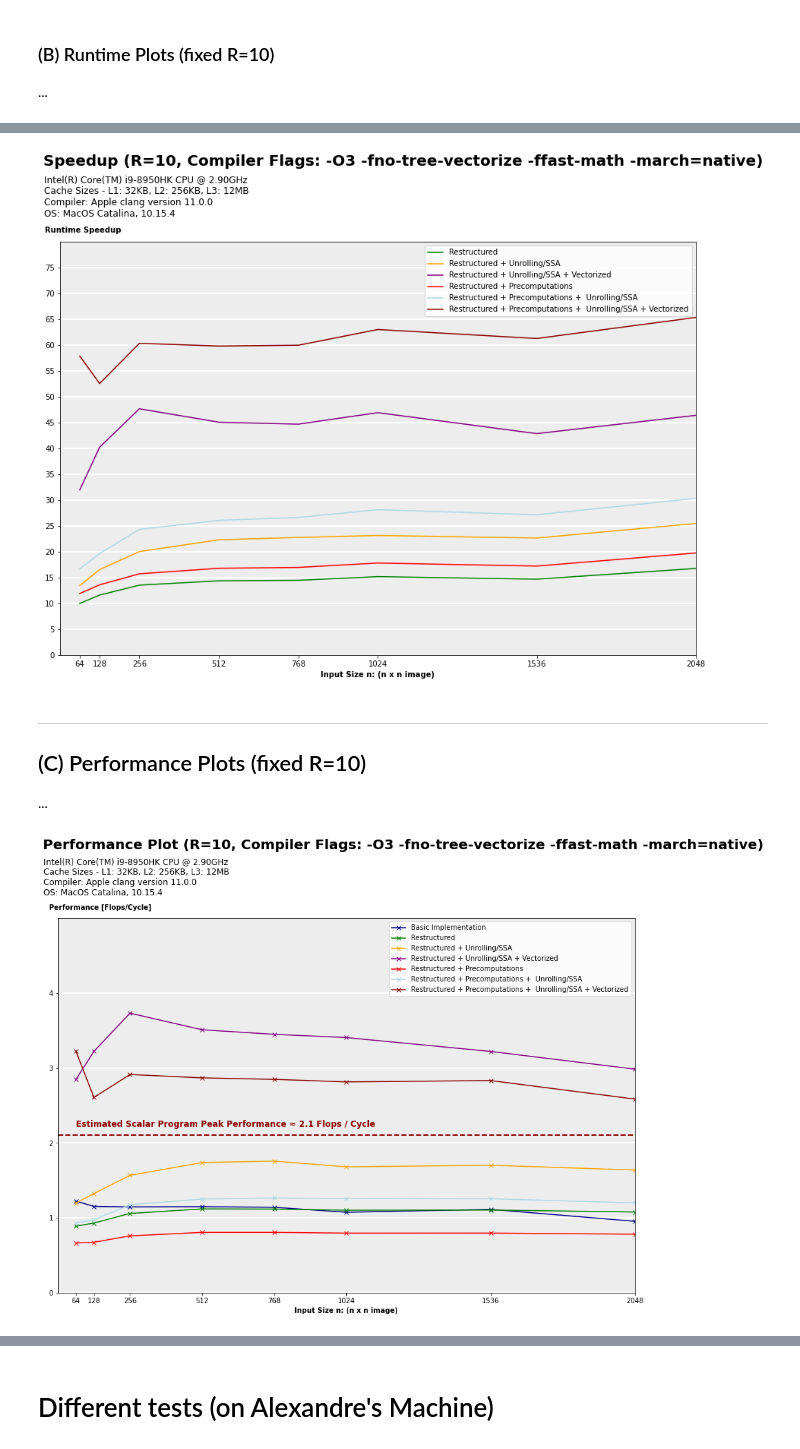
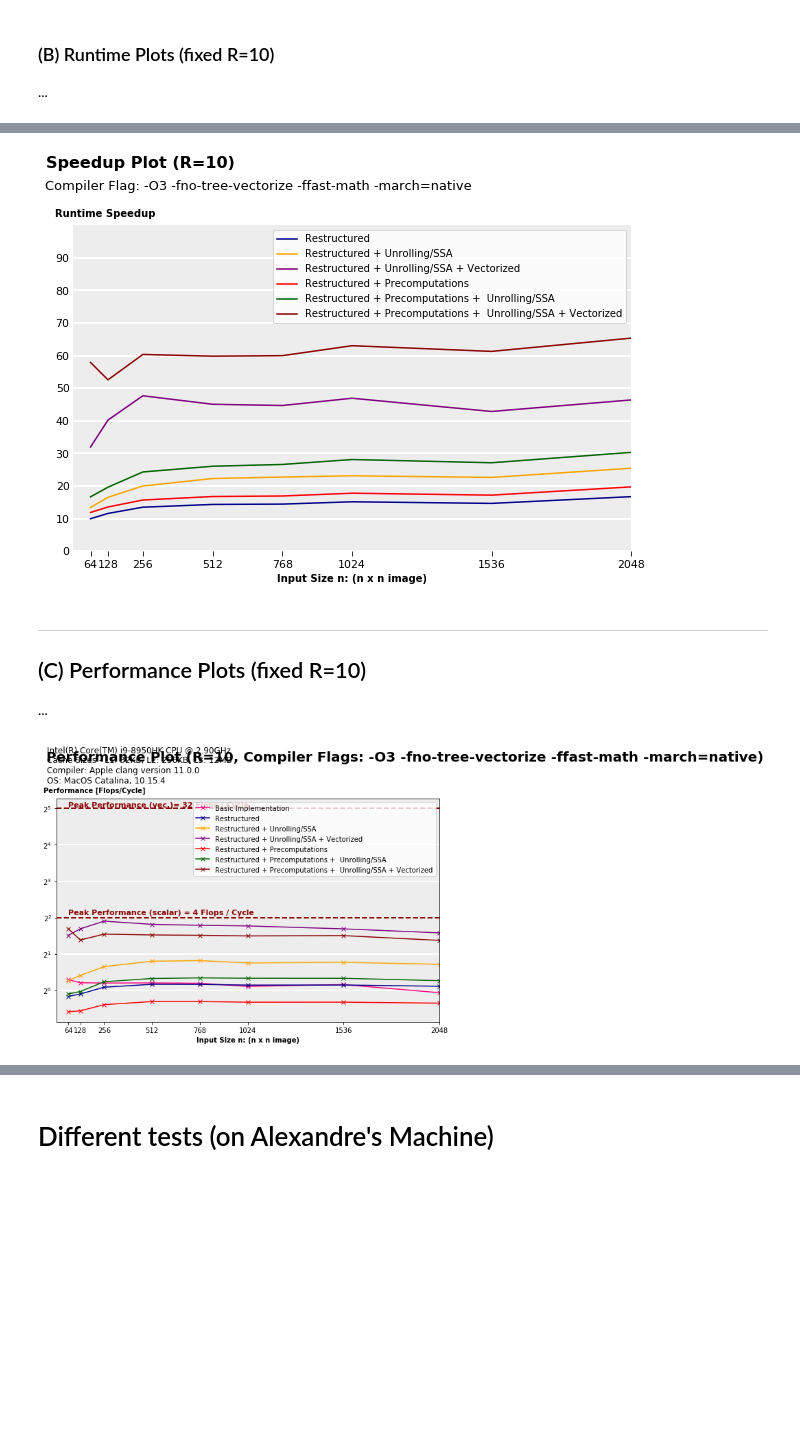
Before and after one commit to ninodimontalcino/advanced-denoising-mcrenderings, a Jupyter notebook: analysis/PerformanceAnalysis.ipynb, the cells around one changed output, grey strips where cells are left out. Drawn from its saved outputs; the diff is of its cells as text; code cells hidden in the pictures; blank space fills up the shorter version.

```diff
--- a/analysis/PerformanceAnalysis.ipynb
+++ b/analysis/PerformanceAnalysis.ipynb
@@ -19,3 +16,5 @@ colors = ["#FF007F", "darkblue", "orange", "purple", "red", "darkgreen", "darkre
+# %%
+FIGSIZE = (10,6)
 # %% [markdown]
 ### (A) Flop Counting
 $\rightarrow$ Functions to count flops of implemented methods
@@ -328,4 +327,4 @@ def restructured_no_precomp_mem(n):
     reads += 5*3*n*n
     return reads*sizeof_float
 # %%
-colors = ["darkblue", "green", "purple", "red", "orange", "lightblue", "darkred"]
+colors = ["#FF007F", "darkblue", "orange", "purple", "red", "darkgreen", "darkred"]
@@ -362,0 +475,5 @@ fig.savefig('cost_analysis',bbox_inches='tight')
+# %%
+sum = np.sum(flops, 0)
+for i, x in enumerate(flops[:]):
+    print(labels[i])
+    print(x[3] / sum[3])
@@ -514,8 +684,8 @@ fig.savefig('runtime_evaluation',bbox_inches='tight',bbox_extra_artists=[suptitl
 
 # Init Plot
 fig = plt.figure(figsize=FIGSIZE)
-suptitle = plt.suptitle("Speedup (R=10, Compiler Flags: -O3 -fno-tree-vectorize -ffast-math -march=native)", x=0.105, y=1.04, fontsize=20, ha='left', fontweight='bold')
-plt.title(hardware_info, fontsize=12, x=-0.025, y=1.05, ha='left')
+suptitle = plt.suptitle("Speedup Plot (R=10)", x=0.088, y=1.04, fontsize=16, ha='left', fontweight='bold')
+plt.title("Compiler Flag: -O3 -fno-tree-vectorize -ffast-math -march=native ", fontsize=13, x=-0.05, y=1.09, ha='left')
 
 # Plot Series
 for i, serie in enumerate(series[1:]):
@@ -523,9 +693,9 @@ for i, serie in enumerate(series[1:]):
 
 
 # Customize Plot
-top=80
+top=100
 plt.xticks(n)
-plt.yticks(np.arange(0, top, step=5))
+plt.yticks(np.arange(0, top, step=10))
 plt.xlim(0,2048)
 plt.ylim(0,top)
 
@@ -534,14 +704,24 @@ plt.gca().patch.set_facecolor('0.93')
 plt.gca().xaxis.grid(False)
 plt.gca().yaxis.grid(True)
 
+ax = plt.gca()
+ax.spines['right'].set_color('none')
+ax.spines['top'].set_color('none')
+ax.spines['left'].set_color('none')
+ax.spines['bottom'].set_color('none')
+ax.tick_params(axis='y', which='both', length=0, labelsize=11)
+ax.tick_params(axis='x', which='both', length=5, labelsize=11)
+
+
+
 plt.ylabel("Runtime Speedup", fontweight='bold', rotation=0, position=(0,1.02), labelpad=-50)
 plt.xlabel("Input Size n: (n x n image)", fontweight='bold')
 
 plt.legend()
 
-fig.savefig('speedup_runtime',bbox_inches='tight',bbox_extra_artists=[suptitle])
+fig.savefig('speedup_runtime.pdf',bbox_inches='tight',bbox_extra_artists=[suptitle])
 # %% [output]
-[figure, old version]
+[figure, new version]
 # %% [markdown]
 <hr>
 
@@ -559,39 +739,39 @@ for i, flag in enumerate(series):
 
     # Compute Performance for all resolutions
     for j, size in enumerate(n):
         flop_count = np.sum(series_method[i](size,R))
         performance[i][j] = flop_count / cycles[i][j]
 
     # Add serie to plot
     plt.plot(n, performance[i], 'x-', label=flag, color=colors[i])
 
 
-# Customize Plot
-top = 5
+# Customize Plot 3
+#top = 5
 plt.xticks(n)
 plt.yticks(np.arange(0, top, step=1))
-plt.ylim(0,top)
+#plt.ylim(0,top)
 plt.xlim(0,2048)
 plt.ylabel("Performance [Flops/Cycle]", fontweight='bold', rotation=0, position=(0,1.02), labelpad=-75)
 plt.xlabel("Input Size n: (n x n image)", fontweight='bold')
 plt.grid(True, color='w', linestyle='-', linewidth=2)
 plt.gca().patch.set_facecolor('0.93')
 plt.gca().xaxis.grid(False)
 plt.gca().yaxis.grid(True)
 
 # Add Estimated Tighter Program Peak Performance
-plt.axhline(2.1, linestyle='--' , color="darkred", linewidth=2)
-plt.axhline(16.8, linestyle='--' , color="darkred", linewidth=2)
-plt.text(64, 2.22, 'Estimated Scalar Program Peak Performance ≈ 2.1 Flops / Cycle', color="darkred", fontsize=12, fontweight='bold')
-#plt.text(64, 18.0, 'Estimated Vectorized Program Peak Performance ≈ 16.8 Flops / Cycle', color="darkred", fontsize=12, fontweight='bold')
+plt.axhline(4, linestyle='--' , color="darkred", linewidth=2)
+plt.axhline(32, linestyle='--' , color="darkred", linewidth=2)
+plt.text(64, 4.22, 'Peak Performance (scalar) = 4 Flops / Cycle', color="darkred", fontsize=11, fontweight='bold')
+plt.text(64, 33.0, 'Peak Performance (vec.)= 32 Flops / Cycle', color="darkred", fontsize=11, fontweight='bold')
 
-#plt.yscale('log', basey=2)
+plt.yscale('log', basey=2)
 
 # Add Titles and Processor Information
 suptitle = plt.suptitle("Performance Plot (R=10, Compiler Flags: -O3 -fno-tree-vectorize -ffast-math -march=native)", x=0.105, y=1.04, fontsize=20, ha='left', fontweight='bold')
 plt.title(hardware_info, fontsize=12, x=-0.025, y=1.05, ha='left')
 
 plt.legend()
 fig.savefig('performance_plot',bbox_inches='tight',bbox_extra_artists=[suptitle])
 # %% [output]
-[figure, old version]
+[figure, new version]
```
Also changed, not shown: parts of 19 cells of this notebook, 18 other files.
